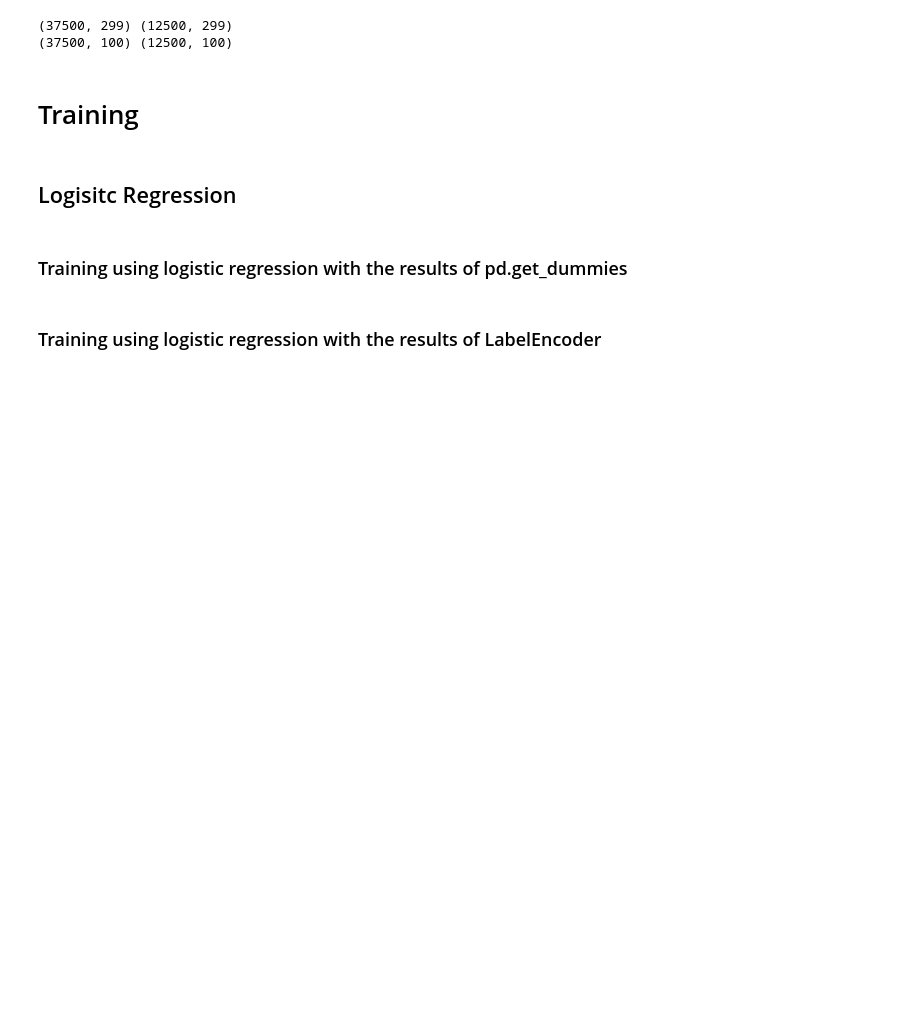
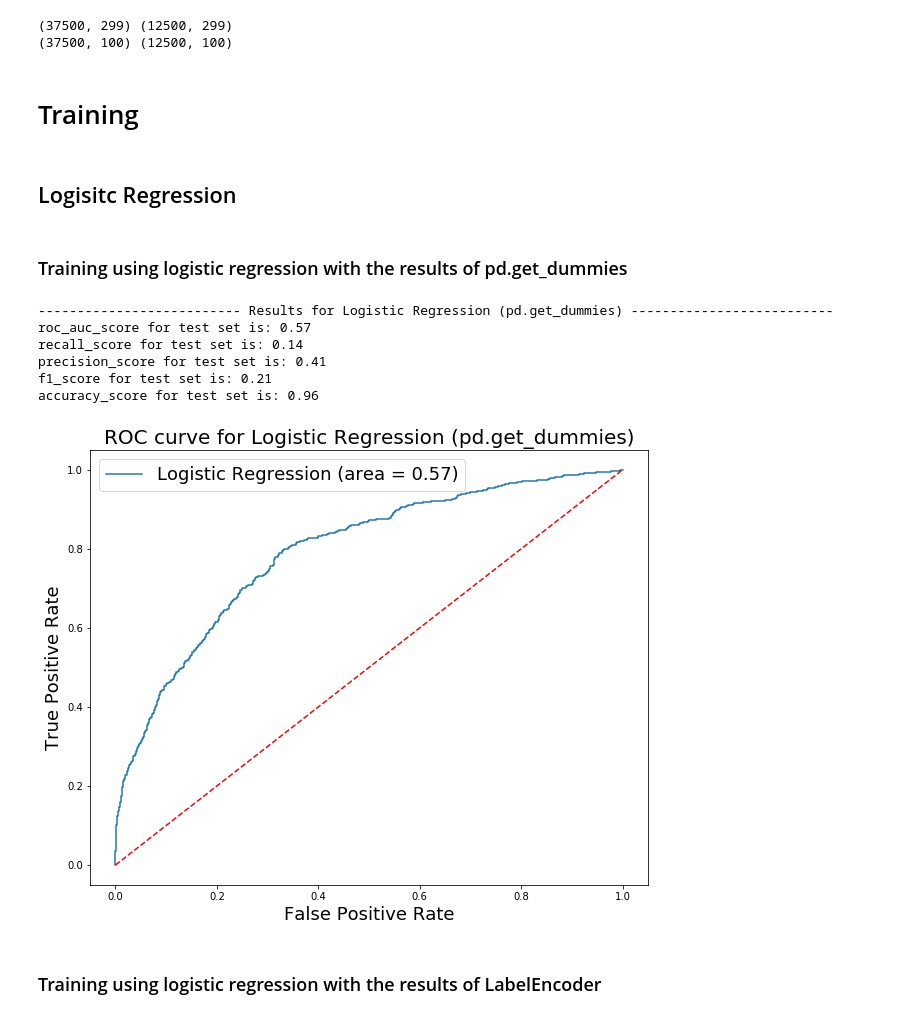
Before and after one commit to sharonk515/IEEE_CIS_Fraud_Detection_Project, a Jupyter notebook: Main_IEEE.ipynb, the cells around one changed output. Saved outputs shown, nothing was run; the diff lists cells and outputs as text; code cells hidden in the pictures; blank space fills up the shorter version.

```diff
--- a/Main_IEEE.ipynb
+++ b/Main_IEEE.ipynb
@@ -301,6 +287,33 @@ if run_status:
     #save the model to disk
     filename = 'model_logistic_dummy.sav'
     pickle.dump(model_logistic_dummy, open(filename, 'wb'))
+# %%
+#load the model
+y_obs = y_test
+filename = 'Data/model_logistic_dummy.sav'
+X = X_test_dummy
+# load the model from disk
+loaded_model = pickle.load(open(filename, 'rb'))
+y_pred = loaded_model.predict(X)
+model_name = 'Logistic Regression (pd.get_dummies)'
+print(f'-------------------------- Results for {model_name} --------------------------')
+print('roc_auc_score for test set is:', round(roc_auc_score(y_test, y_pred),2))
+print('recall_score for test set is:', round(recall_score(y_test, y_pred),2))
+print('precision_score for test set is:', round(precision_score(y_test, y_pred),2))
+print('f1_score for test set is:', round(f1_score(y_test, y_pred),2))
+print('accuracy_score for test set is:', round(accuracy_score(y_test, y_pred),2))
+plot_roc_curve(X = X,
+               y_obs = y_obs,
+               models = [loaded_model],
+               title_name = f'ROC curve for {model_name}')
+# %% [output]
+-------------------------- Results for Logistic Regression (pd.get_dummies) --------------------------
+roc_auc_score for test set is: 0.57
+recall_score for test set is: 0.14
+precision_score for test set is: 0.41
+f1_score for test set is: 0.21
+accuracy_score for test set is: 0.96
+[figure, added]
 # %% [markdown]
 ### Training using logistic regression with the results of LabelEncoder
 # %%
```
Also changed, not shown: parts of 21 cells of this notebook, 5 other files.
